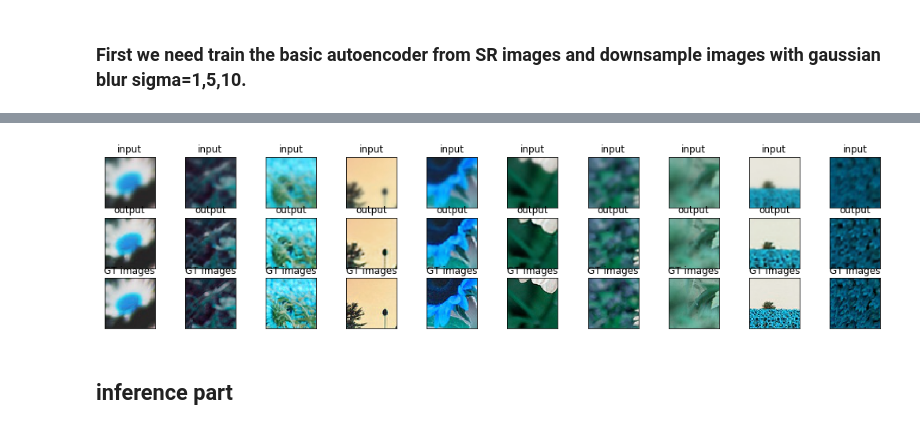
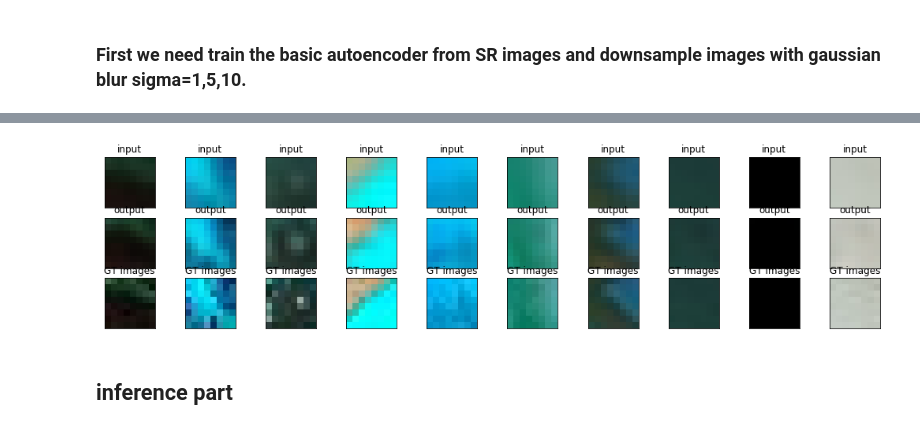
Before and after one commit to savera2020/super-resolution, a Jupyter notebook: code/deep_network_cascade.ipynb, the cells around one changed output, grey strips where cells are left out. Cells and saved outputs as stored; diff of their text form; code cells hidden in the pictures.

```diff
--- a/code/deep_network_cascade.ipynb
+++ b/code/deep_network_cascade.ipynb
@@ -89,7 +89,7 @@ from tensorflow.python.keras.optimizers import RMSprop
 import glob
 # %%
 # reaf training data #
-def load_data_from_images(images_path,label_path):
+def load_data_from_images(images_path,label_path,patch_size,split):
 
     count = 0
 
@@ -100,8 +100,8 @@ def load_data_from_images(images_path,label_path):
         #label_img = cv2.imread(label_img_path)
         label_img = cv2.imread(label_img_path)
 
-        img1_d  =img.reshape(1,56*56*3)
-        label_img1_d  =label_img.reshape(1,56*56*3)
+        img1_d  =img.reshape(1,patch_size*patch_size*3)
+        label_img1_d  =label_img.reshape(1,patch_size*patch_size*3)
 
         data_images.append(img1_d)
         data_labels.append(label_img1_d)
@@ -113,11 +113,11 @@ def load_data_from_images(images_path,label_path):
     data_labels = np.squeeze(np.array(data_labels))
 
 
-    train_data = data_images[0:80000,:]
-    test_data = data_images[80000:-1,:]
+    train_data = data_images[0:split,:]
+    test_data = data_images[split:-1,:]
 
-    train_labels = data_labels[0:80000,:]
-    test_labels = data_labels[80000:-1,:]
+    train_labels = data_labels[0:split,:]
+    test_labels = data_labels[split:-1,:]
 
 
 
@@ -128,7 +128,12 @@ def load_data_from_images(images_path,label_path):
     print(count)
     return train_data,train_labels,test_data,test_labels
 # %%
-images_path = '/home/lord/cv_assignment/cv_project/data_set/NLSS_data_set/train/LR/*.jpg'
-label_path = '/home/lord/cv_assignment/cv_project/data_set/NLSS_data_set/train/SR/*.jpg'
-train_data,train_labels,test_data,test_labels = load_data_from_images(images_path,label_path)
+#images_path = '/home/lord/cv_assignment/cv_project/data_set/NLSS_data_set/train/LR/*.jpg'
+#label_path = '/home/lord/cv_assignment/cv_project/data_set/NLSS_data_set/train/SR/*.jpg'
+
+
+
+images_path = '/home/lord/cv_assignment/cv_project/data_set/NLSS_data_set/test/LR/*.jpg'
+label_path = '/home/lord/cv_assignment/cv_project/data_set/NLSS_data_set/test/SR/*.jpg'
+train_data,train_labels,test_data,test_labels = load_data_from_images(images_path,label_path,8,300000)
 # %% [output]
@@ -138,8 +143,10 @@ train_data,train_labels,test_data,test_labels = load_data_from_images(images_pat
 # %%
-train_data = train_data.reshape((len(train_data), 56, 56, 3))
-train_labels = train_labels.reshape((len(train_labels), 56, 56, 3))
-test_data = test_data.reshape((len(test_data), 56, 56, 3))
-test_labels = test_labels.reshape((len(test_labels), 56, 56, 3))
+patch_size = 8
+
+train_data = train_data.reshape((len(train_data), patch_size, patch_size, 3))
+train_labels = train_labels.reshape((len(train_labels), patch_size, patch_size, 3))
+test_data = test_data.reshape((len(test_data), patch_size, patch_size, 3))
+test_labels = test_labels.reshape((len(test_labels), patch_size, patch_size, 3))
 # %%
 max_value1 = float(train_data.max())
 max_value2 = float(train_labels.max())
@@ -196,7 +203,7 @@ _________________________________________________________________
 #autoencoder.compile(optimizer='adam', loss='binary_crossentropy')
 autoencoder.compile(optimizer='adam', loss='mse')
 autoencoder.fit(train_data, train_labels,
-                epochs=100,
+                epochs=10,
                 batch_size=128,
-                validation_data=(test_data, test_labels))
+                validation_data=(test_data[0:10000,:,:,:], test_labels[0:10000,:,:,:]))
 # %% [output]
@@ -226,37 +233,37 @@ Epoch 100/100
 # %%
 num_images = 10
 np.random.seed(42)
 random_test_images = np.random.randint(test_data.shape[0], size=num_images)
 
 x_test_denoised = autoencoder.predict(test_data)
 
 plt.figure(figsize=(18, 4))
 
 for i, image_idx in enumerate(random_test_images):
     # plot original image
     ax = plt.subplot(3, num_images, i + 1)
-    plt.imshow(test_data[image_idx].reshape(56,56,3))
+    plt.imshow(test_data[image_idx].reshape(patch_size,patch_size,3))
     plt.gray()
     ax.get_xaxis().set_visible(False)
     ax.get_yaxis().set_visible(False)
     plt.title("input")
     # plot reconstructed image
     ax = plt.subplot(3, num_images, num_images + i + 1)
-    plt.imshow(x_test_denoised[image_idx].reshape(56,56,3))
+    plt.imshow(x_test_denoised[image_idx].reshape(patch_size,patch_size,3))
     plt.title("output")
     plt.gray()
     ax.get_xaxis().set_visible(False)
     ax.get_yaxis().set_visible(False)
     #plot GT
     ax = plt.subplot(3, num_images,num_images+ num_images + i + 1)
-    plt.imshow(test_labels[image_idx].reshape(56,56,3))
+    plt.imshow(test_labels[image_idx].reshape(patch_size,patch_size,3))
     plt.title("GT images")
     plt.gray()
     ax.get_xaxis().set_visible(False)
     ax.get_yaxis().set_visible(False)
 plt.show()
 # %% [output]
-[figure, old version]
+[figure, new version]
 # %% [markdown]
 ## inference part
 # %%
```
Also changed, not shown: parts of 8 cells of this notebook, 6 other files.
